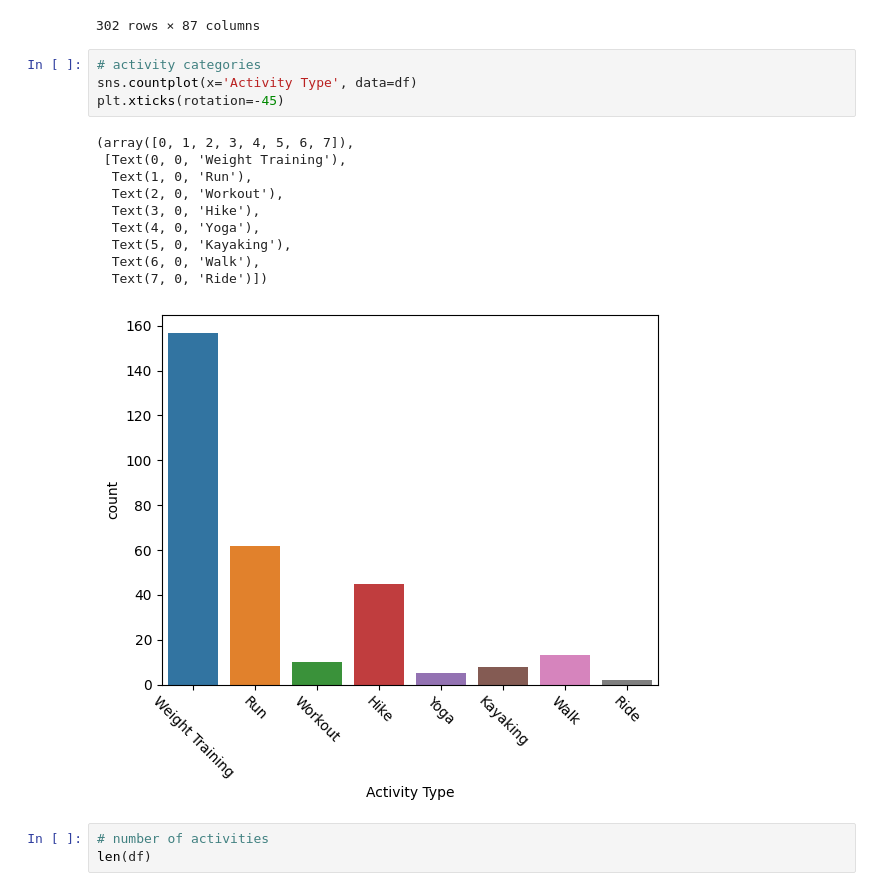
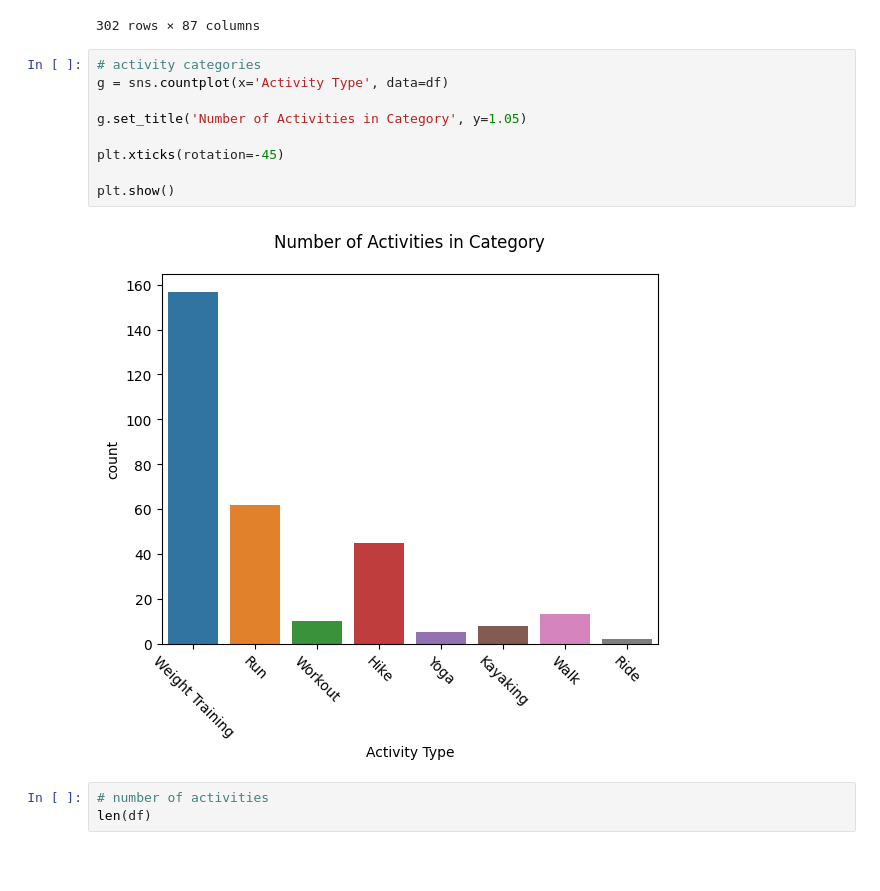
Before and after one commit to dazhaoniel/strava-recap-2022, a Jupyter notebook: strava2022.ipynb, the cells around one changed output. Drawn from its saved outputs; the diff is of its cells as text; blank space fills up the shorter version.

```diff
--- a/strava2022.ipynb
+++ b/strava2022.ipynb
@@ -78,19 +78,15 @@ df
 302 rows × 87 columns
 # %%
 # activity categories
-sns.countplot(x='Activity Type', data=df)
+g = sns.countplot(x='Activity Type', data=df)
+
+g.set_title('Number of Activities in Category', y=1.05)
+
 plt.xticks(rotation=-45)
+
+plt.show()
 # %% [output]
-(array([0, 1, 2, 3, 4, 5, 6, 7]),
- [Text(0, 0, 'Weight Training'),
-  Text(1, 0, 'Run'),
-  Text(2, 0, 'Workout'),
-  Text(3, 0, 'Hike'),
-  Text(4, 0, 'Yoga'),
-  Text(5, 0, 'Kayaking'),
-  Text(6, 0, 'Walk'),
-  Text(7, 0, 'Ride')])
-[figure, old version]
+[figure, new version]
 # %%
 # number of activities
 len(df)
```
Also changed, not shown: parts of 3 cells of this notebook.
